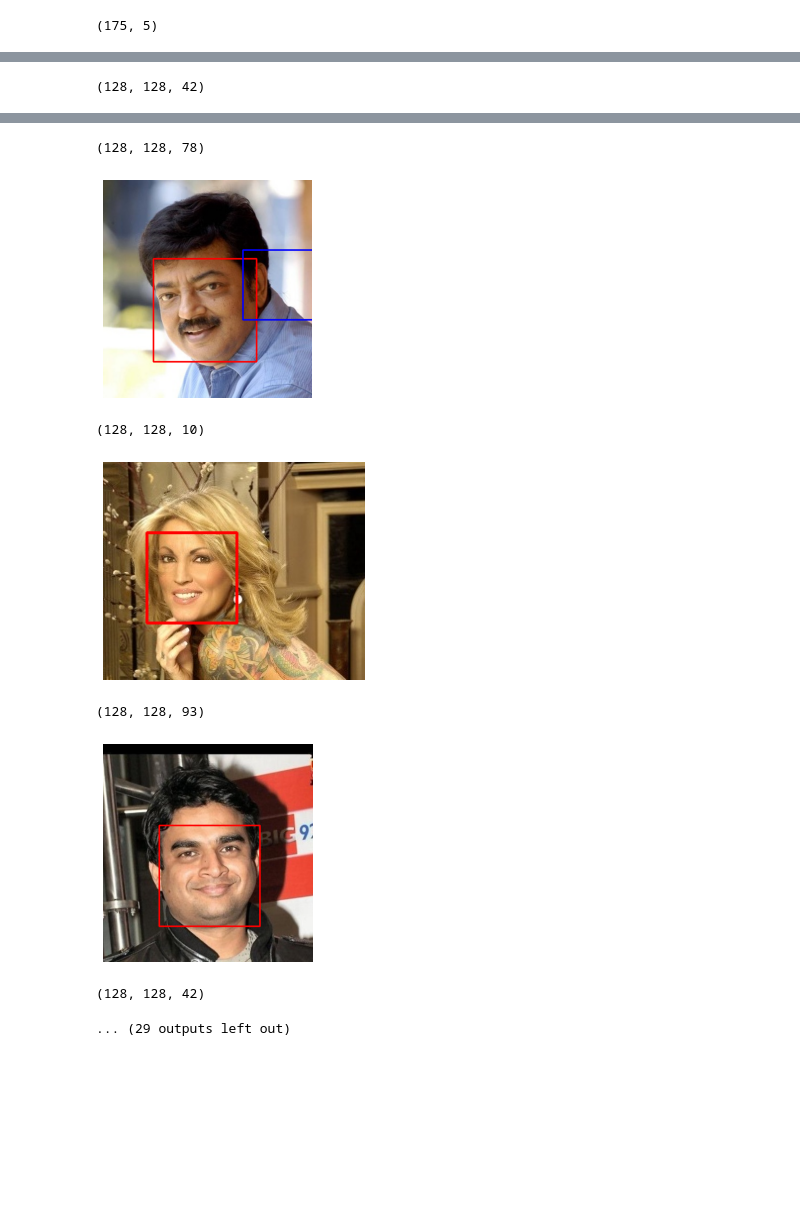
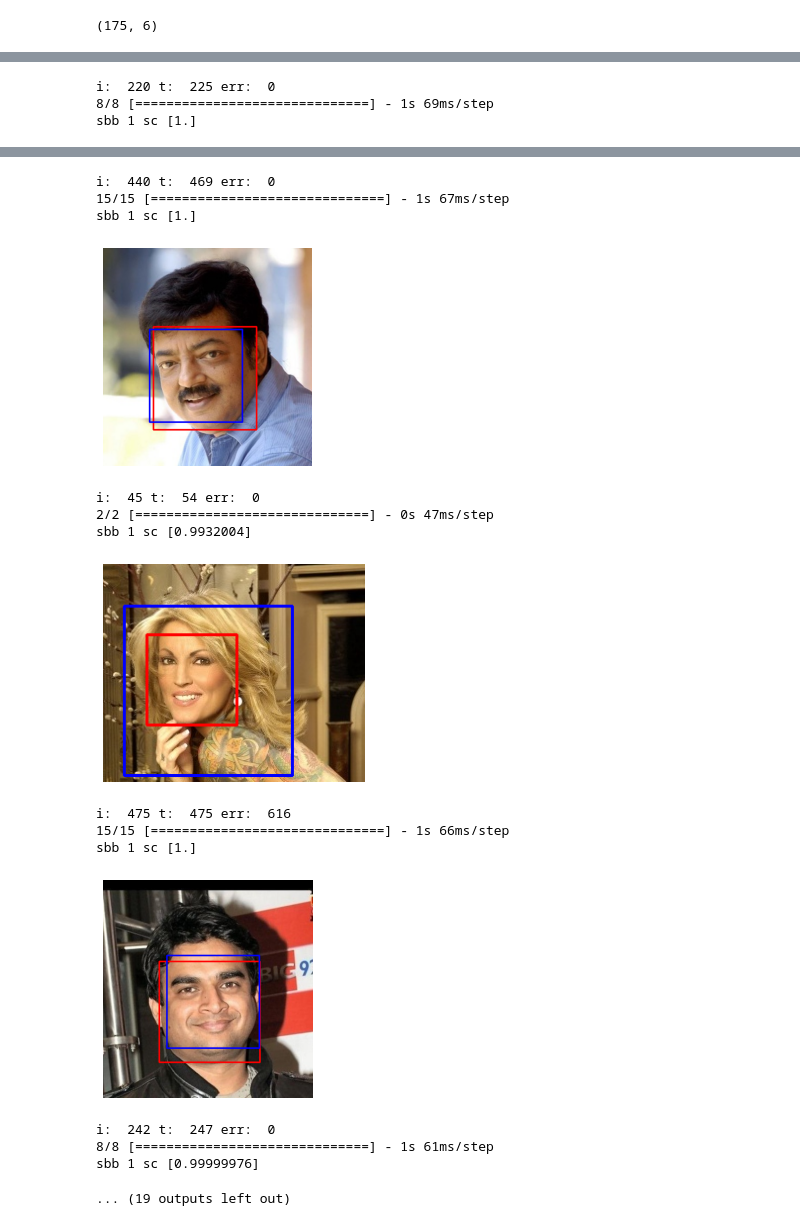
Before and after one commit to s-juani/CV-final-project, a Jupyter notebook: Face Detection.ipynb, the cells around one changed output, grey strips where cells are left out. Cells and saved outputs as stored; diff of their text form; code cells hidden in the pictures; blank space fills up the shorter version.

Commit message:
Face Detector terminado + Comienzo de gender classifier

```diff
--- a/Face Detection.ipynb
+++ b/Face Detection.ipynb
@@ -241,0 +344,3 @@ En esta sección vamos a visualizar los resultados de la detección para ello ha
+# %%
+#cnn
+classifier = keras.models.load_model('face_detector.h5')
@@ -242,35 +353,44 @@ En esta sección vamos a visualizar los resultados de la detección para ello ha
 # %%
+'''
+Afinar parametros:
+    threshold_p
+    overlap_threshold
+    non_max_threshold
+'''
+
+non_max_threshold = 0.8
 window_size = (128, 128)
 scale = 1
 predictions = []
 threshold_p = 0.5
 overlap_threshold = 0.5
 validation_data, validation_bboxes = load_validation_data(validation_faces_dir)
-sample_images = 20
-stride = 32
+sample_images = 15
+stride = 8
 for img, gt_bbox in zip(validation_data[:sample_images],validation_bboxes[:sample_images]):
-    #print(img.shape)
     gray_image = cv2.cvtColor(img,cv2.COLOR_RGB2GRAY)
     patches, bbox_locations = sliding_window(gray_image,window_size,scale,stride)
-    print(patches.shape)
 
     ## You need to extract features for every patch (same features you used for training the classifier)
     patches_feature_representation = []
     for i in range(patches.shape[2]):
-        patch_representation = extract_features(FeatureExtractors.MiniImage, patches[:,:,i])
+        patch_representation = extract_features(FeatureExtractors.CNN, patches[:,:,i])
         patches_feature_representation.append(patch_representation)
     patches_feature_representation = np.asarray(patches_feature_representation)
+
     ## Get prediction label for each sliding window patch
     if patches_feature_representation.shape[0] > 0:
-        scores = classifier.predict_proba(patches_feature_representation)
-        ## Positive Face Probabilities
-        face_probabilities = scores[:,1]
+        scores = classifier.predict(patches_feature_representation)
+        face_probabilities = scores[:,0]
         face_bboxes = bbox_locations[face_probabilities>threshold_p]
         face_bboxes_probabilites = face_probabilities[face_probabilities>threshold_p]
+
         # Do non max suppression and select strongest probability box
         [selected_bbox, selected_score] = non_max_suppression(face_bboxes,face_bboxes_probabilites,0.3)
+
+        print('sbb', len(selected_bbox), 'sc', selected_score)
     else:
         selected_bbox = []
-    show_image_with_bbox(img, selected_bbox,gt_bbox)
+    show_image_with_bbox(img, selected_bbox, gt_bbox)
 # %% [output]
-(175, 5)
+(175, 6)
@@ -279 +401,3 @@ for img, gt_bbox in zip(validation_data[:sample_images],validation_bboxes[:sampl
-(128, 128, 42)
+i:  220 t:  225 err:  0
+8/8 [==============================] - 1s 69ms/step
+sbb 1 sc [1.]
@@ -281,9 +405,17 @@ for img, gt_bbox in zip(validation_data[:sample_images],validation_bboxes[:sampl
-(128, 128, 78)
+i:  440 t:  469 err:  0
+15/15 [==============================] - 1s 67ms/step
+sbb 1 sc [1.]
-[figure, old version]
+[figure, new version]
-(128, 128, 10)
+i:  45 t:  54 err:  0
+2/2 [==============================] - 0s 47ms/step
+sbb 1 sc [0.9932004]
-[figure, old version]
+[figure, new version]
-(128, 128, 93)
+i:  475 t:  475 err:  616
+15/15 [==============================] - 1s 66ms/step
+sbb 1 sc [1.]
-[figure, old version]
+[figure, new version]
-(128, 128, 42)
+i:  242 t:  247 err:  0
+8/8 [==============================] - 1s 61ms/step
+sbb 1 sc [0.99999976]
-... (29 outputs left out)
+... (19 outputs left out)
 # %% [markdown]
```
Also changed, not shown: parts of 63 cells of this notebook, 12 other files.
